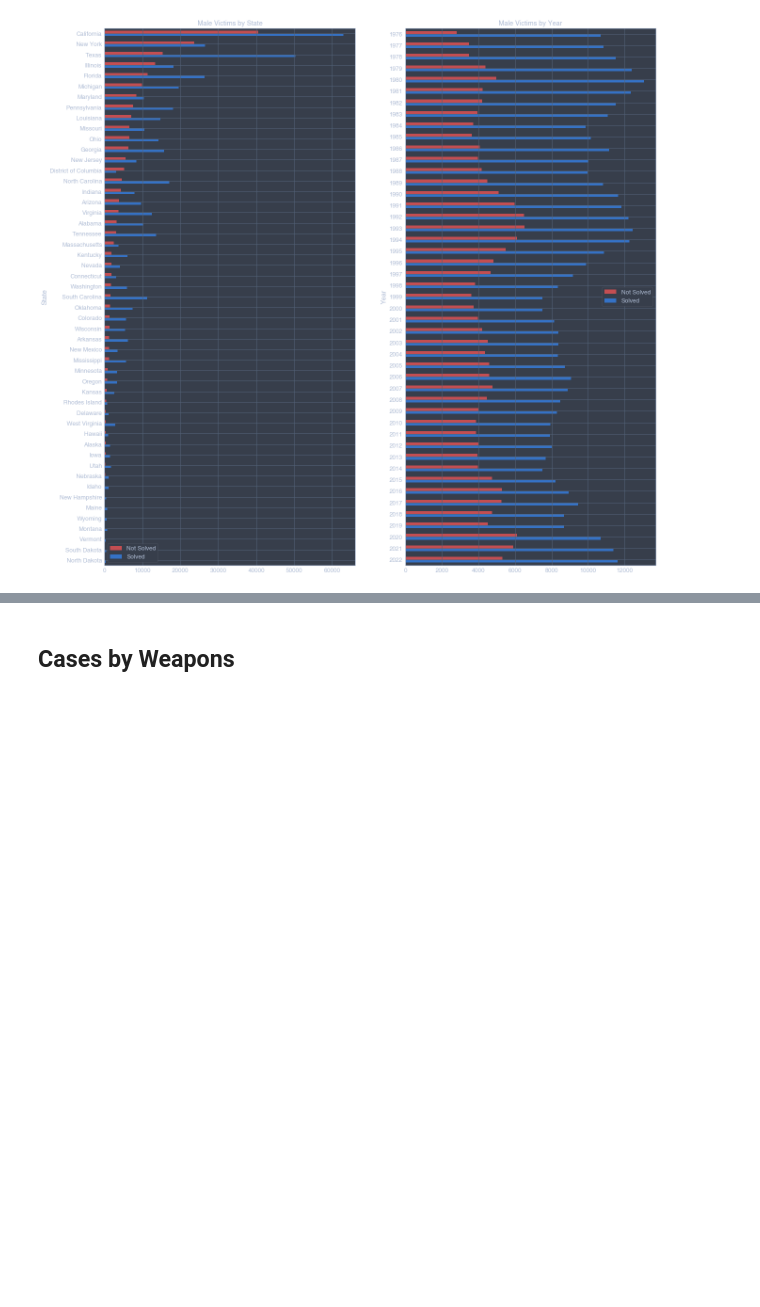
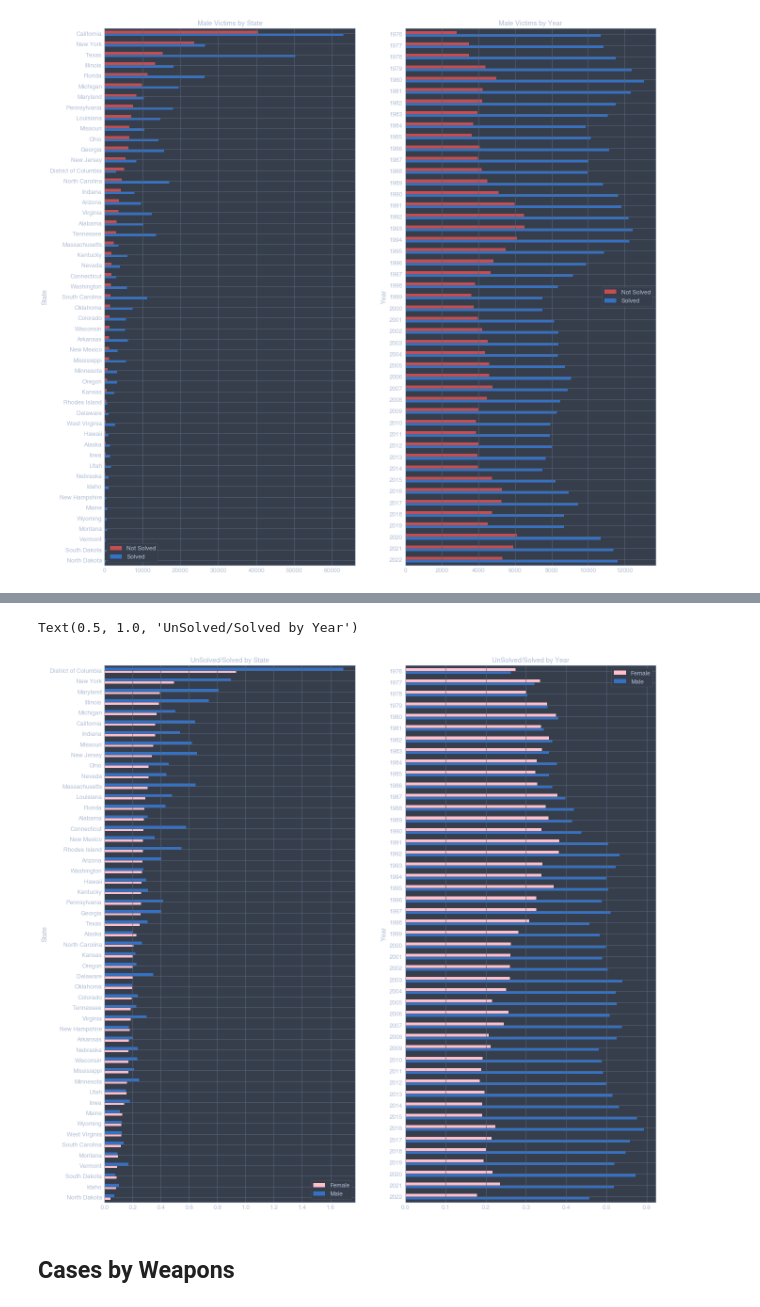
Before and after one commit to fadeeva/weird_projects, a Jupyter notebook: Serial_Killers/Data_from_MAP.ipynb, the cells around one changed output, grey strips where cells are left out. Cells and saved outputs as stored; diff of their text form; code cells hidden in the pictures; blank space fills up the shorter version.

```diff
--- a/Serial_Killers/Data_from_MAP.ipynb
+++ b/Serial_Killers/Data_from_MAP.ipynb
@@ -343,3 +399,26 @@ Text(0.5, 1.0, 'Male Victims by Year')
+# %%
+solved_un_solved_by_state = female_cases_by_state['UnSolved/Solved'].to_frame()\
+                                                                    .merge(male_cases_by_state['UnSolved/Solved'],
+                                                                           on='State')
+solved_un_solved_by_state.rename(columns={'UnSolved/Solved_x': 'Female',
+                                          'UnSolved/Solved_y': 'Male'}, inplace=True)
+
+solved_un_solved_by_year = female_cases_by_year['UnSolved/Solved'].to_frame()\
+                                                                  .merge(male_cases_by_year['UnSolved/Solved'],
+                                                                         on='Year')
+solved_un_solved_by_year.rename(columns={'UnSolved/Solved_x': 'Female',
+                                         'UnSolved/Solved_y': 'Male'}, inplace=True)
+
+fig, ax = plt.subplots(1, 2, figsize=(21, 21))
+
+solved_un_solved_by_state.plot(kind='barh', ax=ax[0], color=colors['Sex'])
+ax[0].set_title('UnSolved/Solved by State')
+
+solved_un_solved_by_year.plot(kind='barh', ax=ax[1], color=colors['Sex']).invert_yaxis()
+ax[1].set_title('UnSolved/Solved by Year')
+# %% [output]
+Text(0.5, 1.0, 'UnSolved/Solved by Year')
+[figure, added]
 # %% [markdown]
 ## Cases by Weapons
 # %%
```
Also changed, not shown: parts of 2 cells of this notebook.
